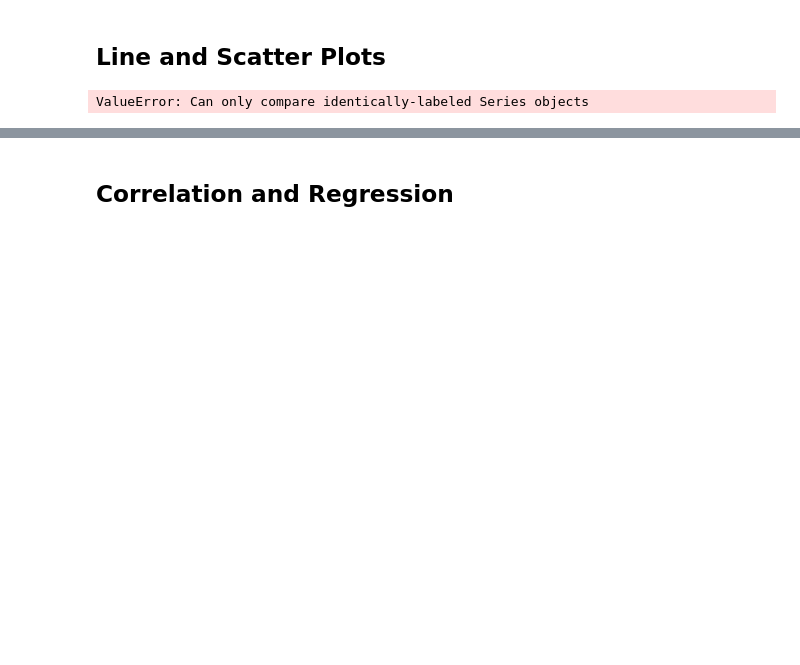
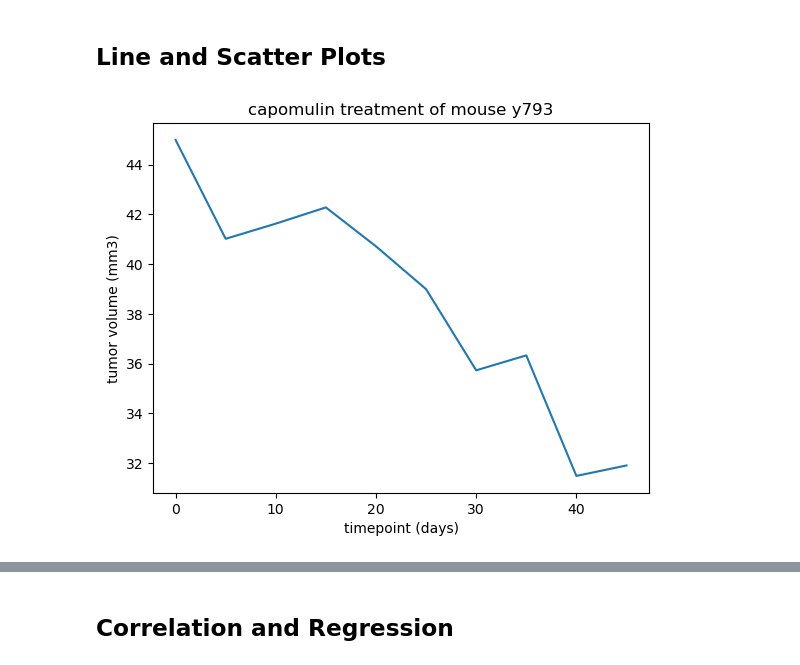
Before and after one commit to cassidysimmons/matplotlib-challenge, a Jupyter notebook: Pymaceuticals/pymaceuticals_starter.ipynb, the cells around one changed output, grey strips where cells are left out. Cells and saved outputs as stored; diff of their text form; code cells hidden in the pictures; blank space fills up the shorter version.

```diff
--- a/Pymaceuticals/pymaceuticals_starter.ipynb
+++ b/Pymaceuticals/pymaceuticals_starter.ipynb
@@ -267,10 +276,11 @@ AttributeError: 'Series' object has no attribute 'set_index'
 ## Line and Scatter Plots
 # %%
 # Generate a line plot of tumor volume vs. time point for a single mouse treated with Capomulin
-if (cleaned_mouse_df["Drug Regimen"] == "Capomulin").any():
-    mouse = cleaned_mouse_df["Mouse ID"].sample(12)
-    cleaned_mouse_df.loc[cleaned_mouse_df["Mouse ID"] == mouse, :].plot()
-    #plt.plot(cleaned_mouse_df["Timepoint"], cleaned_mouse_df["Tumor Volume (mm3)"])
-    plt.show()
+sample_mouse_df = cleaned_df.loc[cleaned_df["Mouse ID"] == "y793", :]
+plt.plot(sample_mouse_df["Timepoint"], sample_mouse_df["Tumor Volume (mm3)"])
+plt.xlabel("timepoint (days)")
+plt.ylabel("tumor volume (mm3)")
+plt.title("capomulin treatment of mouse y793")
+plt.show()
 # %% [output]
-ValueError: Can only compare identically-labeled Series objects
+[figure, added]
```
Also changed, not shown: parts of 7 cells of this notebook.
